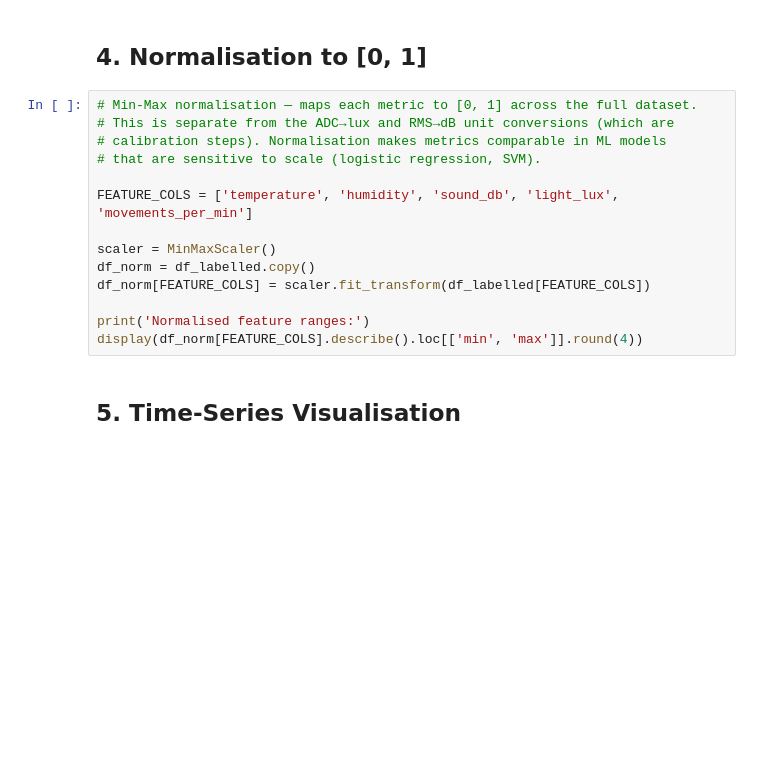
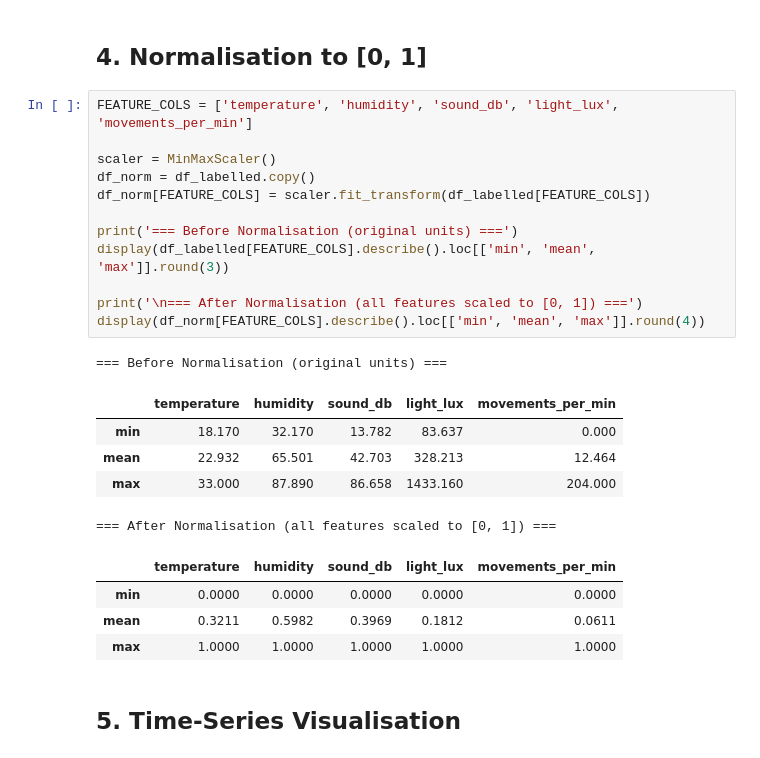
Before and after one commit to Bikaze/studyspace-iot, a Jupyter notebook: analysis/studyspace_analysis.ipynb, the cells around one changed output. Saved outputs shown, nothing was run; the diff lists cells and outputs as text; blank space fills up the shorter version.

```diff
--- a/analysis/studyspace_analysis.ipynb
+++ b/analysis/studyspace_analysis.ipynb
@@ -130,19 +167,28 @@ print(f'Labelled for ML: {len(df_labelled):,}')
 # %% [markdown]
 ## 4. Normalisation to [0, 1]
-# %%
-# Min-Max normalisation — maps each metric to [0, 1] across the full dataset.
-# This is separate from the ADC→lux and RMS→dB unit conversions (which are
-# calibration steps). Normalisation makes metrics comparable in ML models
-# that are sensitive to scale (logistic regression, SVM).
-
-FEATURE_COLS = ['temperature', 'humidity', 'sound_db', 'light_lux', 'movements_per_min']
-
-scaler = MinMaxScaler()
-df_norm = df_labelled.copy()
-df_norm[FEATURE_COLS] = scaler.fit_transform(df_labelled[FEATURE_COLS])
-
-print('Normalised feature ranges:')
-display(df_norm[FEATURE_COLS].describe().loc[['min', 'max']].round(4))
+# %%
+FEATURE_COLS = ['temperature', 'humidity', 'sound_db', 'light_lux', 'movements_per_min']
+
+scaler = MinMaxScaler()
+df_norm = df_labelled.copy()
+df_norm[FEATURE_COLS] = scaler.fit_transform(df_labelled[FEATURE_COLS])
+
+print('=== Before Normalisation (original units) ===')
+display(df_labelled[FEATURE_COLS].describe().loc[['min', 'mean', 'max']].round(3))
+
+print('\n=== After Normalisation (all features scaled to [0, 1]) ===')
+display(df_norm[FEATURE_COLS].describe().loc[['min', 'mean', 'max']].round(4))
+# %% [output]
+=== Before Normalisation (original units) ===
+|  | temperature | humidity | sound_db | light_lux | movements_per_min |
+| min | 18.170 | 32.170 | 13.782 | 83.637 | 0.000 |
+| mean | 22.932 | 65.501 | 42.703 | 328.213 | 12.464 |
+| max | 33.000 | 87.890 | 86.658 | 1433.160 | 204.000 |
+=== After Normalisation (all features scaled to [0, 1]) ===
+|  | temperature | humidity | sound_db | light_lux | movements_per_min |
+| min | 0.0000 | 0.0000 | 0.0000 | 0.0000 | 0.0000 |
+| mean | 0.3211 | 0.5982 | 0.3969 | 0.1812 | 0.0611 |
+| max | 1.0000 | 1.0000 | 1.0000 | 1.0000 | 1.0000 |
 # %% [markdown]
 ## 5. Time-Series Visualisation
 # %%
```
Also changed, not shown: parts of 20 cells of this notebook, 3 other files.
